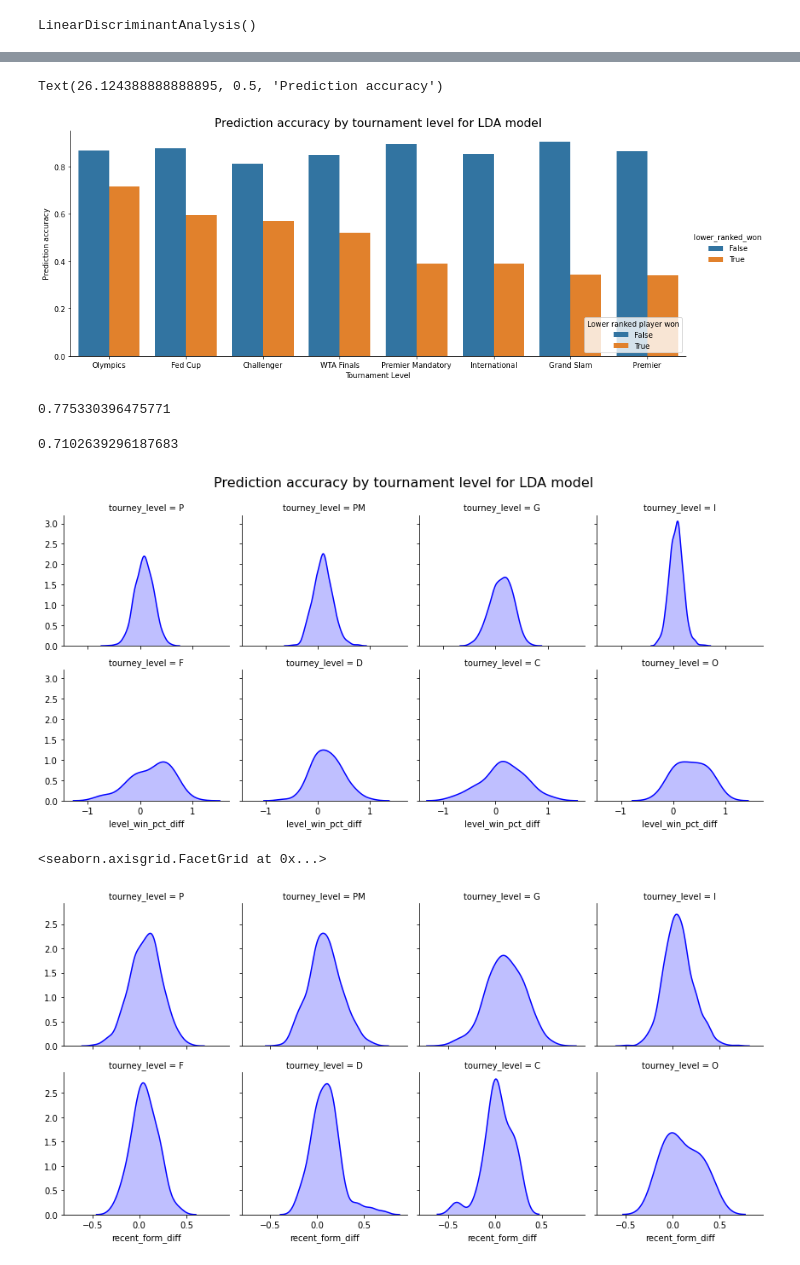
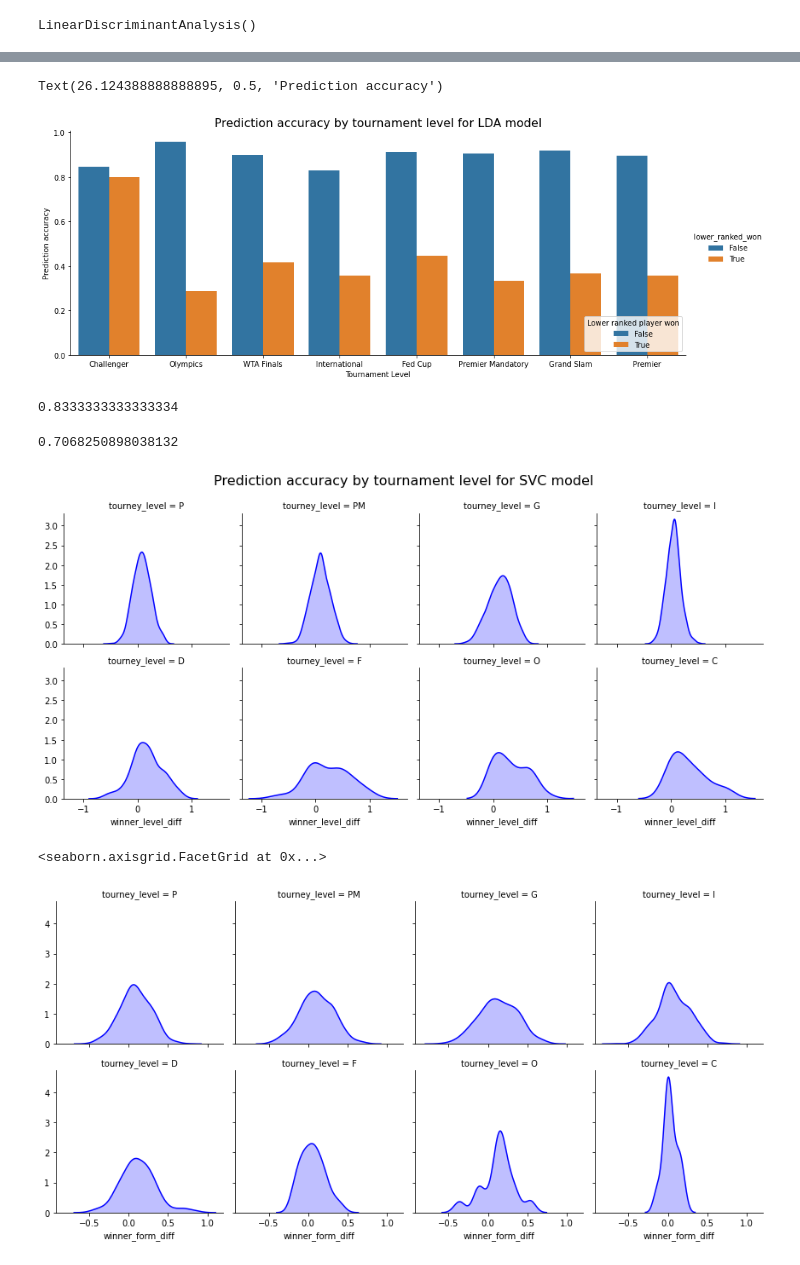
Before and after one commit to nickdevin/Tennis_Predicting, a Jupyter notebook: capstone_final.ipynb, the cells around one changed output, grey strips where cells are left out. Cells and saved outputs as stored; diff of their text form; code cells hidden in the pictures.

```diff
--- a/capstone_final.ipynb
+++ b/capstone_final.ipynb
@@ -1313,7 +1322,7 @@ LogisticRegression(C=0.5754399373371569, solver='liblinear')
 # %%
 svc = SVC(kernel = 'poly')
 
-gs_params = {'C': np.logspace(-1, np.log10(50), 5),
+gs_params = {'C': 10**np.linspace(-1, 2, 9),
              'degree': [1,2]}
 
 gs = GridSearchCV(svc, gs_params, cv = 5)
@@ -1462,12 +1473,12 @@ plot =  sns.catplot(data = levels_accuracy,
                     y = 'correct',
                     hue = 'lower_ranked_won',
                     kind = 'bar',
-                    order = ['O', 'D', 'C', 'F', 'PM', 'I', 'G', 'P'],
+                    order = ['C', 'O', 'F', 'I', 'D', 'PM', 'G', 'P'],
                     height = 5,
                     aspect = 2.5)
-plot.set_xticklabels(['Olympics', 'Fed Cup',
-                      'Challenger', 'WTA Finals',
-                      'Premier Mandatory', 'International',
+plot.set_xticklabels(['Challenger', 'Olympics',
+                      'WTA Finals', 'International',
+                      'Fed Cup', 'Premier Mandatory',
                       'Grand Slam', 'Premier'])
 
 plt.title('Prediction accuracy by tournament level for LDA model', size = 16)
@@ -1476,55 +1487,54 @@ plt.xlabel('Tournament Level')
 plt.ylabel('Prediction accuracy')
 # %% [output]
 Text(26.124388888888895, 0.5, 'Prediction accuracy')
-[figure, old version]
+[figure, new version]
 # %%
-# At Challenger, Fed Cup, and WTA Finals, correctly guess winner 78% of the time
+# At Challenger, correctly guess winner 83% of the time
 # This is due to a huge increase in predictive accuracy for matches in which the higher-ranked player won
 # Reasons?
 
-total = pred_rows[pred_rows['tourney_level'].isin(['C', 'F', 'D', 'O'])].shape[0]
-correct = pred_rows[pred_rows['tourney_level'].isin(['C', 'F', 'D', 'O']) & (pred_rows['correct'] == True)].shape[0]
+total = pred_rows[pred_rows['tourney_level'].isin(['C'])].shape[0]
+correct = pred_rows[pred_rows['tourney_level'].isin(['C']) & (pred_rows['correct'] == True)].shape[0]
 correct / total
 # %% [output]
-0.775330396475771
+0.8333333333333334
 # %%
-total = pred_rows[~pred_rows['tourney_level'].isin(['C', 'F', 'D', 'O'])].shape[0]
-correct = pred_rows[(~pred_rows['tourney_level'].isin(['C', 'F', 'D', 'O'])) & (pred_rows['correct'] == True)].shape[0]
+total = pred_rows[~pred_rows['tourney_level'].isin(['C'])].shape[0]
+correct = pred_rows[(~pred_rows['tourney_level'].isin(['C'])) & (pred_rows['correct'] == True)].shape[0]
 correct / total
 # %% [output]
-0.7102639296187683
+0.7068250898038132
-# %%
-pred_rows['recent_form_diff'] = ((pred_rows['player_1_recent_form']
-                                  - pred_rows['player_2_recent_form'])
-                                 * (2*(pred_rows['target'] == 'player_1')-1))
 # %%
-pred_rows['surface_win_pct_diff'] = ((pred_rows['player_1_surface_win_pct']
-                                      - pred_rows['player_2_surface_win_pct'])
-                                     * (2*(pred_rows['target'] == 'player_1')-1))
+pred_rows['winner_level_diff'] = ((pred_rows['player_1_level_win_pct']
+                                   - pred_rows['player_2_level_win_pct'])
+                                  *(-1+2*(pred_rows['target']=='player_1')))
+
+pred_rows['winner_surface_diff'] = ((pred_rows['player_1_surface_win_pct']
+                                     - pred_rows['player_2_surface_win_pct'])
+                                    *(-1+2*(pred_rows['target']=='player_1')))
+
+pred_rows['winner_form_diff'] = ((pred_rows['player_1_recent_form']
+                                  - pred_rows['player_2_recent_form'])
+                                 *(-1+2*(pred_rows['target']=='player_1')))
-# %%
-pred_rows['level_win_pct_diff'] = ((pred_rows['player_1_level_win_pct']
-                                    - pred_rows['player_2_level_win_pct'])
-                                   * (2*(pred_rows['target'] == 'player_1')-1))
 # %%
-# What explains the increase in predictive accuracy for O, F, C, and D tournaments?
+# What explains the increase in predictive accuracy for C, and to a lesser extent F and D, for matches won by
+# lower-ranked players?
 
-# There does not appear to be a significant advantage at these levels based on recent form
-# However, for D (Fed Cup) and O (Olympics), there is a clear indication that matches are won by
-# players who excel at these tournaments specifically, which is unique to these tournament levels.
-# Why? The nature of these tournaments is fundamentally different (competing for your country
-# rather than for yourself).
-# They are also not open tournaments.
+# For F and C, tourney_level win % seems to be a stronger predictor of winner.
+# Same true for O, but this did not see improvement in predictive power for lower-ranked players winning.
 
 grid = sns.FacetGrid(data = pred_rows, col = 'tourney_level', col_wrap = 4)
-grid.map(sns.kdeplot, 'level_win_pct_diff', shade = True, color = 'blue')
+grid.map(sns.kdeplot, 'winner_level_diff', shade = True, color = 'blue')
 
-grid.fig.suptitle('Prediction accuracy by tournament level for LDA model', size = 16)
+grid.fig.suptitle('Prediction accuracy by tournament level for SVC model', size = 16)
 grid.fig.subplots_adjust(top=.875)
 # %% [output]
-[figure, old version]
+[figure, new version]
 # %%
+# For D and C, recent form seems to be a stronger predictor of winner
+
 grid = sns.FacetGrid(data = pred_rows, col = 'tourney_level', col_wrap = 4)
-grid.map(sns.kdeplot, 'recent_form_diff', shade = True, color = 'blue')
+grid.map(sns.kdeplot, 'winner_form_diff', shade = True, color = 'blue')
 # %% [output]
 <seaborn.axisgrid.FacetGrid at 0x...>
-[figure, old version]
+[figure, new version]
```
Also changed, not shown: parts of 99 cells of this notebook.
